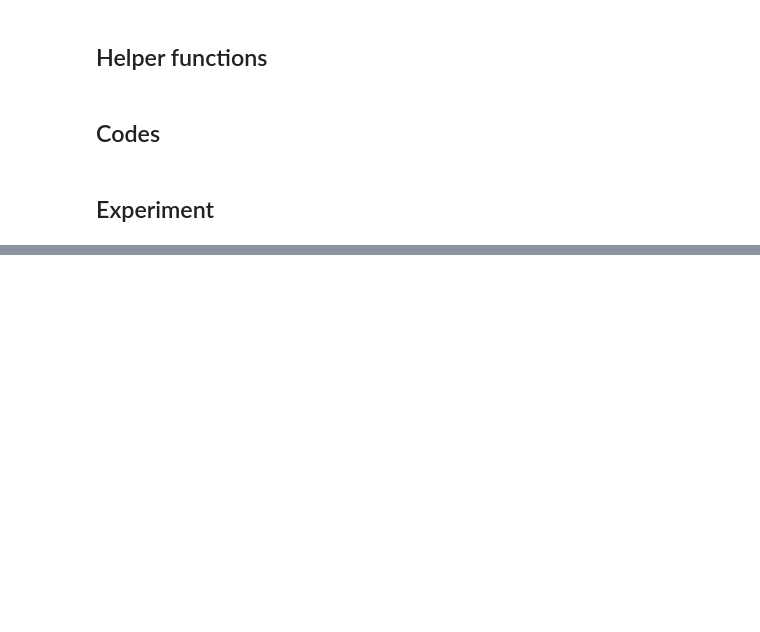
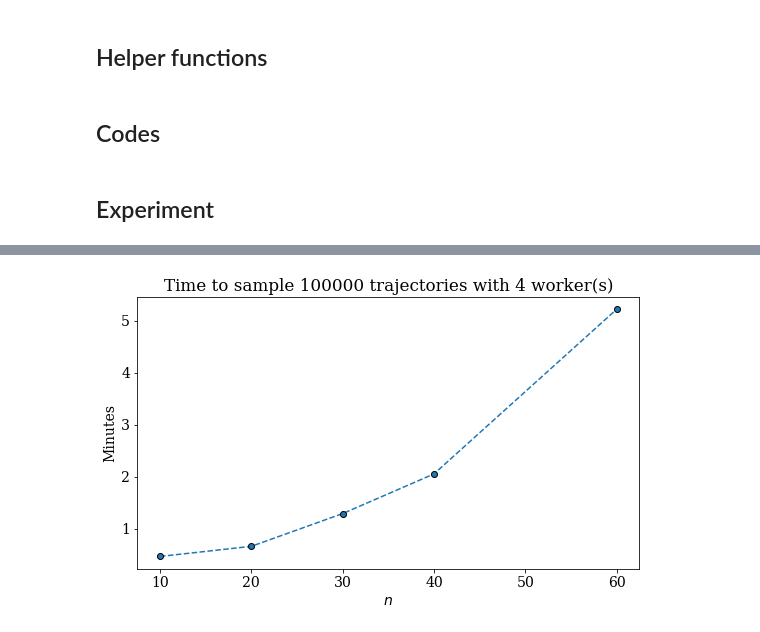
Before and after one commit to hongyehu/Sim-Clifford, a Jupyter notebook: lst_convergence.ipynb, the cells around one changed output, grey strips where cells are left out. Cells and saved outputs as stored; diff of their text form; code cells hidden in the pictures; blank space fills up the shorter version.

```diff
--- a/lst_convergence.ipynb
+++ b/lst_convergence.ipynb
@@ -174,0 +190,9 @@ plt.legend();
+# %%
+plt.figure(figsize=(9, 5))
+plt.plot(nvalues, np.array(all_times) / 60, "--o", mec="black")
+
+plt.xlabel("$n$")
+plt.ylabel("Minutes")
+plt.title(f"Time to sample {max_num_trajectories} trajectories with {njobs} worker(s)");
+# %% [output]
+[figure, added]
```
Also changed, not shown: parts of 6 cells of this notebook, 2 other files.
